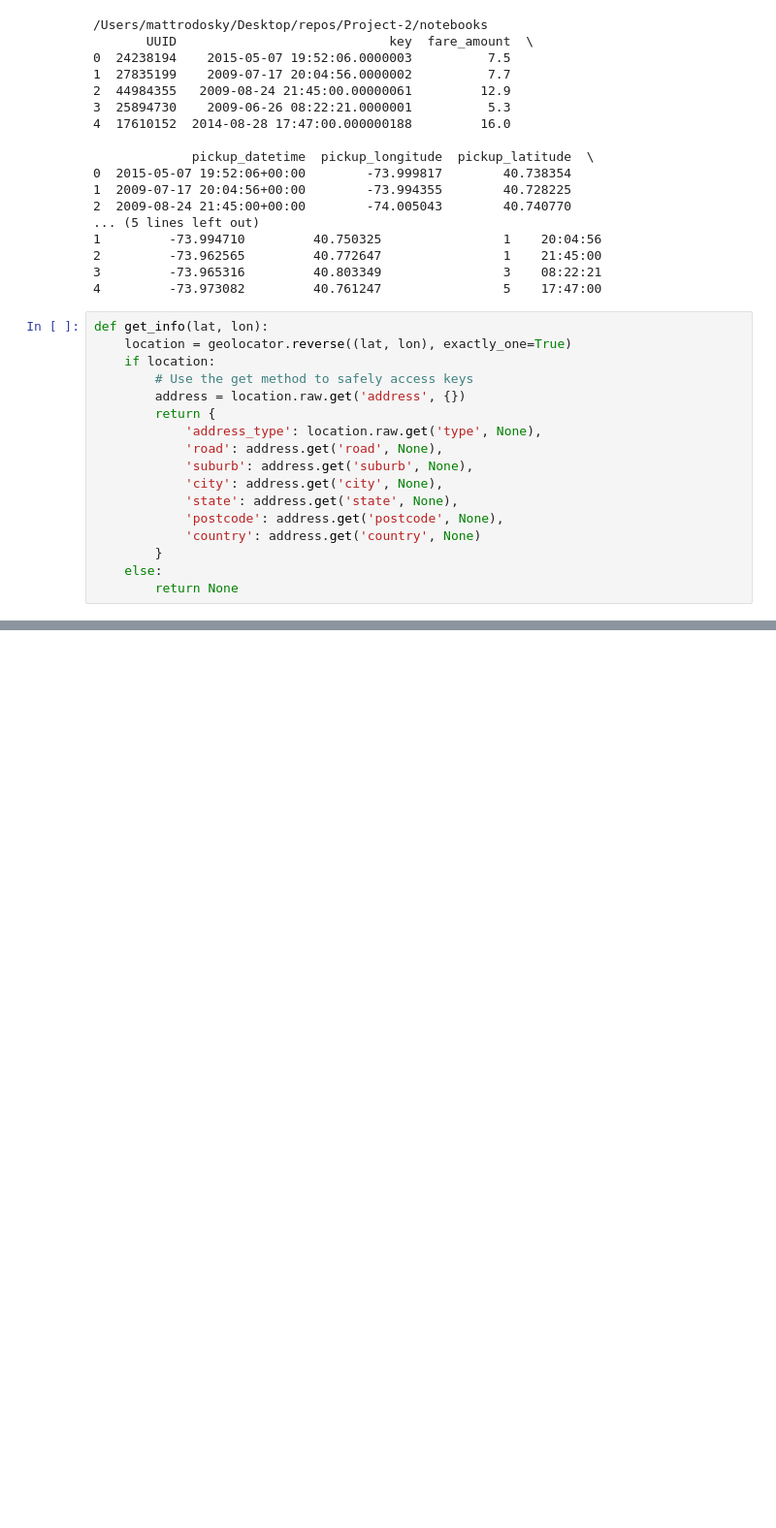
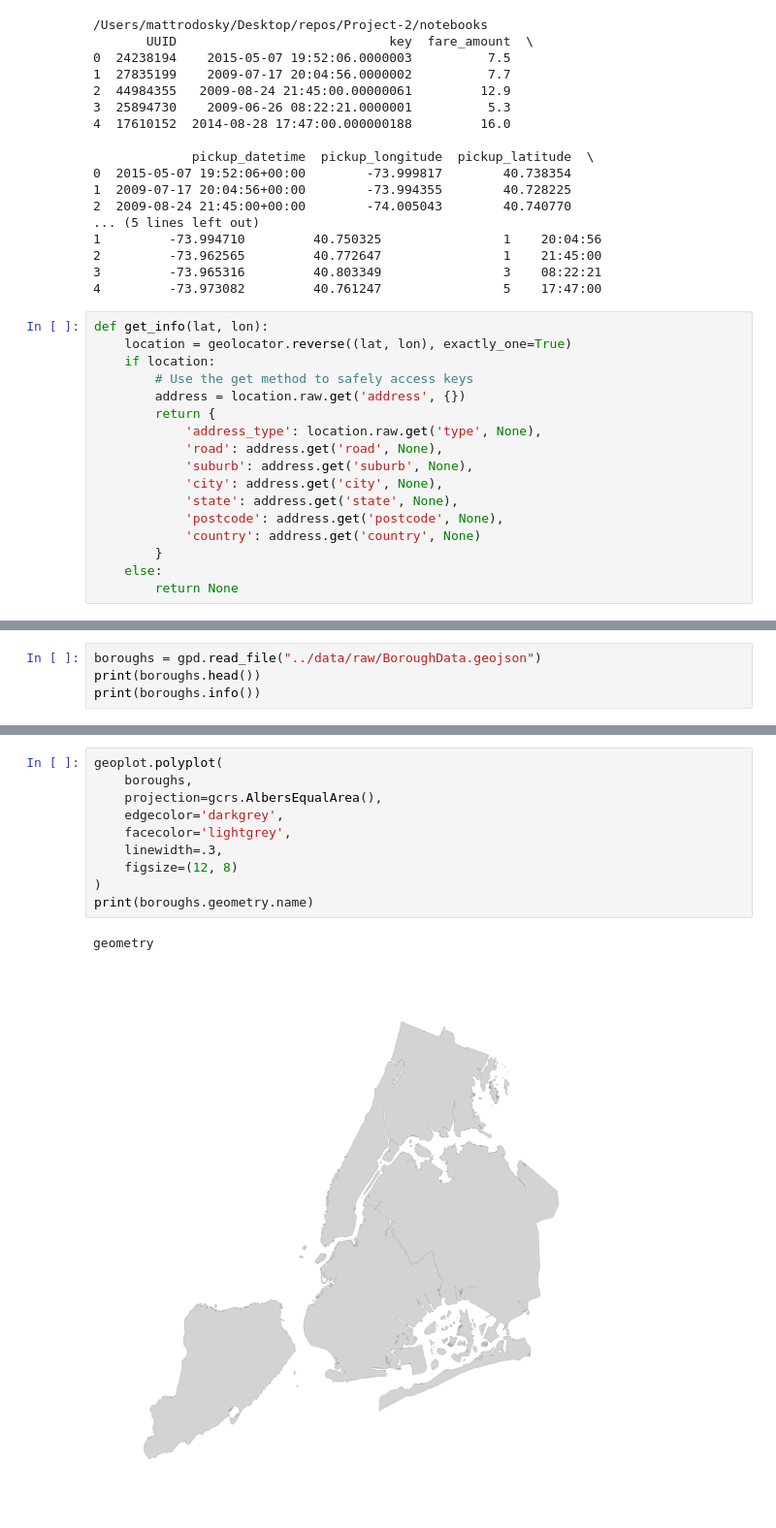
Before and after one commit to DaneLarsen1/Project-2, a Jupyter notebook: notebooks/borofinder.ipynb, the cells around one changed output, grey strips where cells are left out. Shown at 97% size. Drawn from its saved outputs; the diff is of its cells as text; blank space fills up the shorter version.

```diff
--- a/notebooks/borofinder.ipynb
+++ b/notebooks/borofinder.ipynb
@@ -158,0 +166,4 @@ print(records)
+# %%
+boroughs = gpd.read_file("../data/raw/BoroughData.geojson")
+print(boroughs.head())
+print(boroughs.info())
@@ -158,0 +188,13 @@ print(records)
+# %%
+geoplot.polyplot(
+    boroughs,
+    projection=gcrs.AlbersEqualArea(),
+    edgecolor='darkgrey',
+    facecolor='lightgrey',
+    linewidth=.3,
+    figsize=(12, 8)
+)
+print(boroughs.geometry.name)
+# %% [output]
+geometry
+[figure, added]
```
Also changed, not shown: parts of 6 cells of this notebook, 11 other files.
